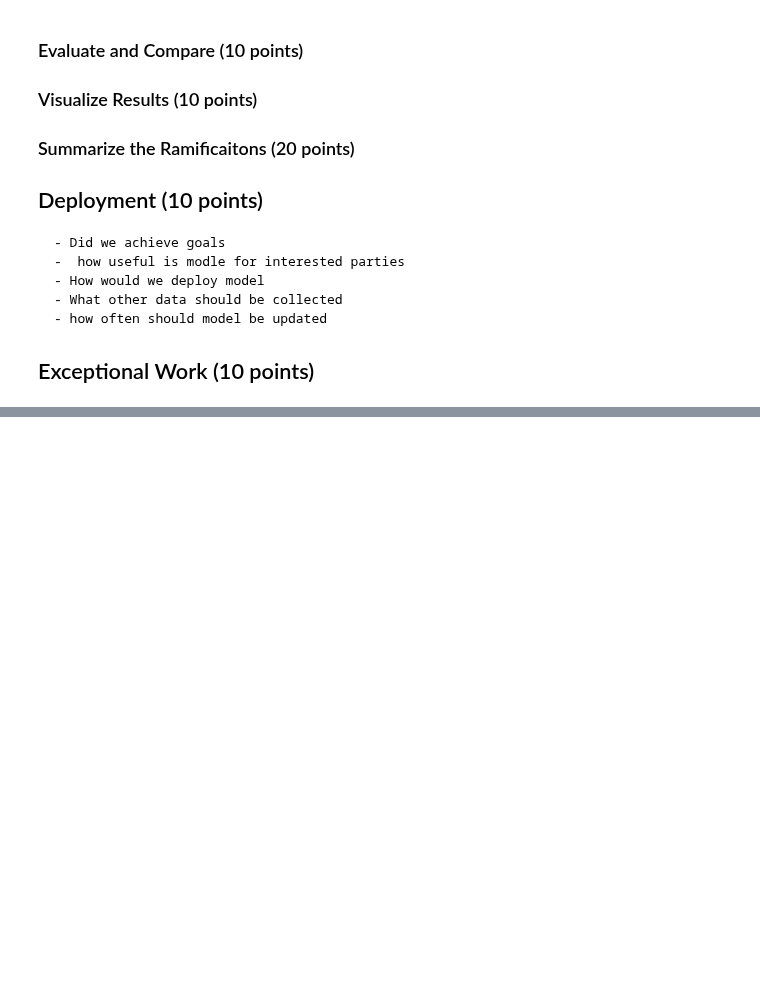
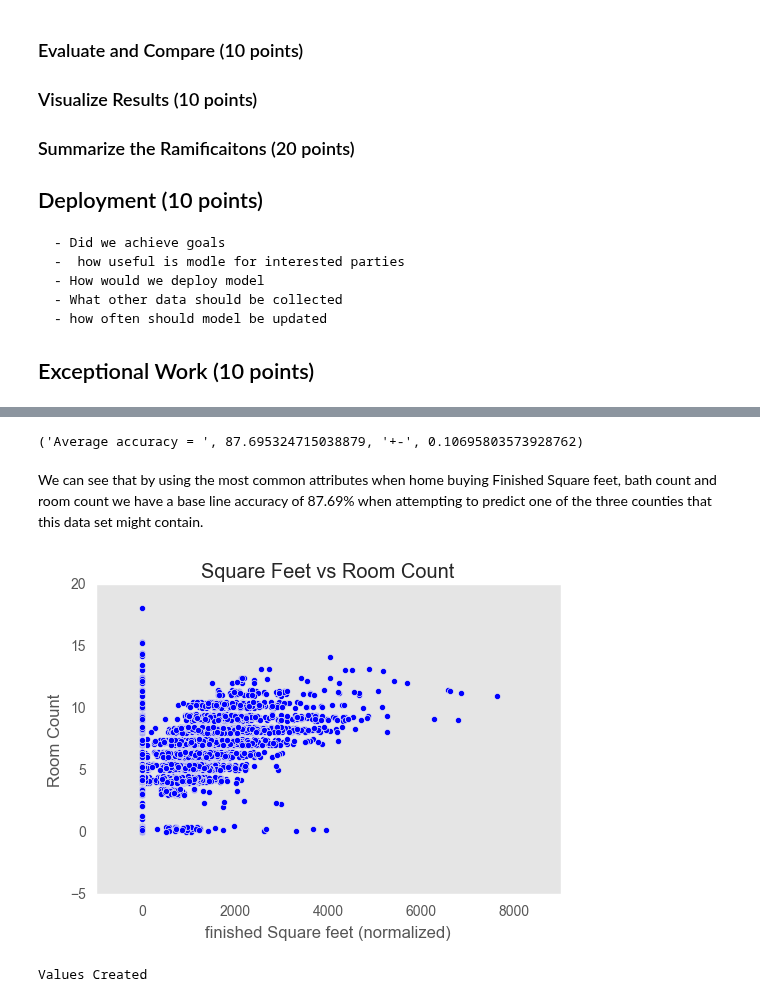
Before and after one commit to ChrisIrwin5620/Data-Mining-Group-Project, a Jupyter notebook: PythonCode/Project 3/Lab 3 Outline.ipynb, the cells around one changed output, grey strips where cells are left out. Saved outputs shown, nothing was run; the diff lists cells and outputs as text; code cells hidden in the pictures; blank space fills up the shorter version.

Commit message:
New Lab 3
Went through most of the points. Did not try any extra credit

```diff
--- a/PythonCode/Project 3/Lab 3 Outline.ipynb
+++ b/PythonCode/Project 3/Lab 3 Outline.ipynb
@@ -59,0 +392,59 @@ Details for each of the following subsections differ depending on the option we
+# %%
+#Creating Baseline
+from sklearn.model_selection import StratifiedKFold, cross_val_score
+from sklearn.ensemble import RandomForestClassifier
+
+groupingCnt = 3
+
+y = dfClustering['regionidcounty']
+
+X = dfClustering[['finishedfloor1squarefeet','fullbathcnt','roomcnt']]
+
+rFCLF = RandomForestClassifier(n_estimators=groupingCnt,random_state=1)
+
+acc = cross_val_score(rFCLF,X,y=y,cv=cv_object)
+
+print ("Average accuracy = ", acc.mean()*100, "+-", acc.std()*100)
+# %% [output]
+('Average accuracy = ', 87.695324715038879, '+-', 0.10695803573928762)
+# %% [markdown]
+We can see that by using the most common attributes when home buying Finished Square feet, bath count and room count we have a base line accuracy of 87.69% when attempting to predict one of the three counties that this data set might contain.
+# %%
+from matplotlib import pyplot as plt
+plt.style.use("ggplot")
+
+%matplotlib inline
+X1 = dfClustering[['roomcnt','finishedfloor1squarefeet']].values
+
+plt.scatter(X1[:, 1], X1[:, 0]+np.random.random(X1[:, 1].shape)/2, s=20)
+plt.xlabel('finished Square feet (normalized)'), plt.ylabel('Room Count')
+plt.grid()
+plt.title('Square Feet vs Room Count')
+plt.show()
+# %% [output]
+[figure, added]
+# %%
+from sklearn.cluster import KMeans
+import numpy as np
+import pandas as pd
+
+dfKmeansValues = pd.DataFrame(columns=('init', 'groupingCnt', 'accuracy', 'StdDev'))
+
+for init in ('random', 'k-means++'):
+    for groupingCnt in range(3,11):
+        cls = KMeans(n_clusters=groupingCnt, init='k-means++',random_state=1)
+        cls.fit(X1)
+        newfeature = cls.labels_ # the labels from kmeans clustering
+
+        acc = cross_val_score(rFCLF,X,y=y,cv=cv_object)
+
+        dfKmeansValues = dfKmeansValues.append(pd.DataFrame({'init': init
+                                                            ,'groupingCnt':groupingCnt
+                                                            ,'accuracy':acc.mean()*100
+                                                            ,'StdDev':acc.std()*100}, index=[0]), ignore_index=True)
+
+        #print ("Average accuracy (with ", init," and ", groupingCnt , "number of clusters for finished Sqft/Bedrooms)= ", acc.mean()*100, "+-", acc.std()*100)
+
+print('Values Created')
+# %% [output]
+Values Created
```
Also changed, not shown: parts of 12 cells of this notebook.
